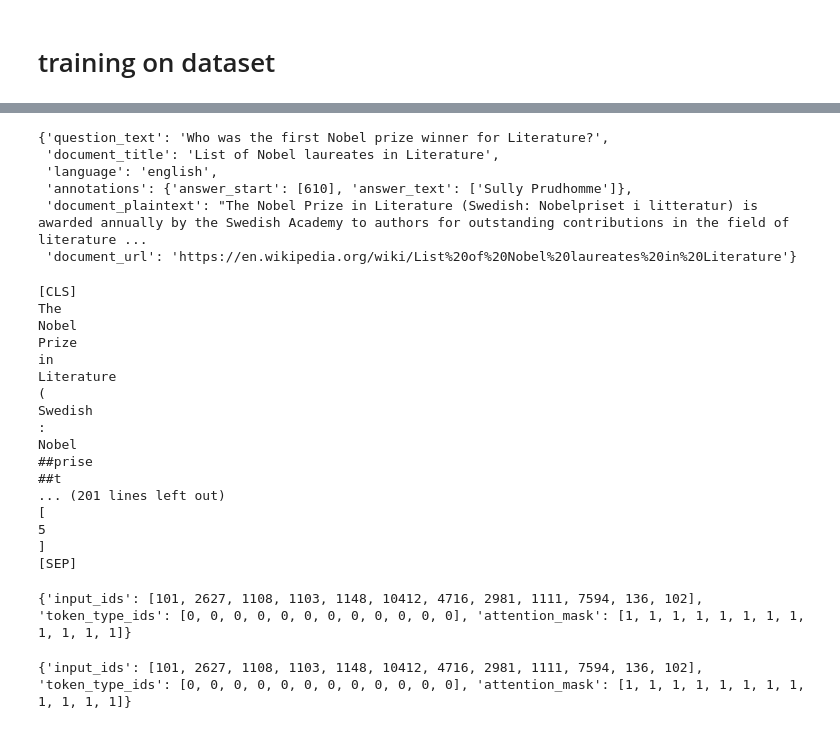
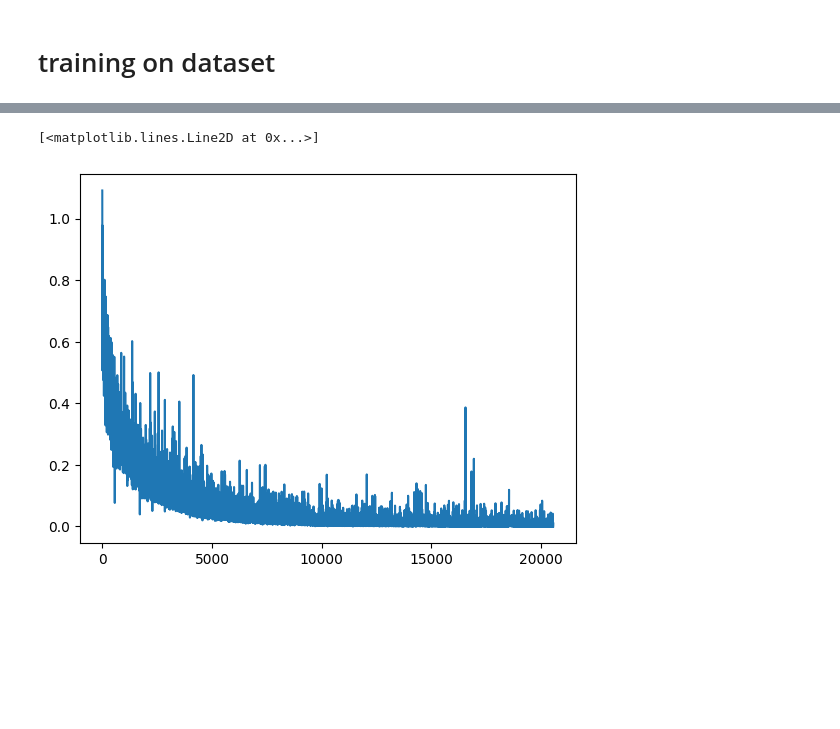
Before and after one commit to Axel0087/NLP2023, a Jupyter notebook: week39 lstm.ipynb, the cells around one changed output, grey strips where cells are left out. Cells and saved outputs as stored; diff of their text form; code cells hidden in the pictures; blank space fills up the shorter version.

```diff
--- a/week39 lstm.ipynb
+++ b/week39 lstm.ipynb
@@ -784,9 +986,0 @@ Some weights of the model checkpoint at bert-base-cased were not used when initi
-# %%
-train_english[1]
-# %% [output]
-{'question_text': 'Who was the first Nobel prize winner for Literature?',
- 'document_title': 'List of Nobel laureates in Literature',
- 'language': 'english',
- 'annotations': {'answer_start': [610], 'answer_text': ['Sully Prudhomme']},
- 'document_plaintext': "The Nobel Prize in Literature (Swedish: Nobelpriset i litteratur) is awarded annually by the Swedish Academy to authors for outstanding contributions in the field of literature ...
- 'document_url': 'https://en.wikipedia.org/wiki/List%20of%20Nobel%20laureates%20in%20Literature'}
@@ -795,30 +987,5 @@ liste_tok = tokenizer.encode(train_english[1]['document_plaintext'])
-# %%
-for i in liste_tok:
-  print(tokenizer._convert_id_to_token(i))
-#print(tokenizer._convert_id_to_token(1332))
-# %% [output]
-[CLS]
-The
-Nobel
-Prize
-in
-Literature
-(
-Swedish
-:
-Nobel
-##prise
-##t
-... (201 lines left out)
-[
-5
-]
-[SEP]
-# %%
-tokenizer(train_english[1]['question_text'])
-# %% [output]
-{'input_ids': [101, 2627, 1108, 1103, 1148, 10412, 4716, 2981, 1111, 7594, 136, 102], 'token_type_ids': [0, 0, 0, 0, 0, 0, 0, 0, 0, 0, 0, 0], 'attention_mask': [1, 1, 1, 1, 1, 1, 1, 1, 1, 1, 1, 1]}
-# %%
-tokenizer(train_english[1]['question_text'])
-# %% [output]
-{'input_ids': [101, 2627, 1108, 1103, 1148, 10412, 4716, 2981, 1111, 7594, 136, 102], 'token_type_ids': [0, 0, 0, 0, 0, 0, 0, 0, 0, 0, 0, 0], 'attention_mask': [1, 1, 1, 1, 1, 1, 1, 1, 1, 1, 1, 1]}
+# %%
+  plt.plot(results['Indonesian2'][0])
+# %% [output]
+[<matplotlib.lines.Line2D at 0x...>]
+[figure, added]
```
Also changed, not shown: parts of 58 cells of this notebook.
